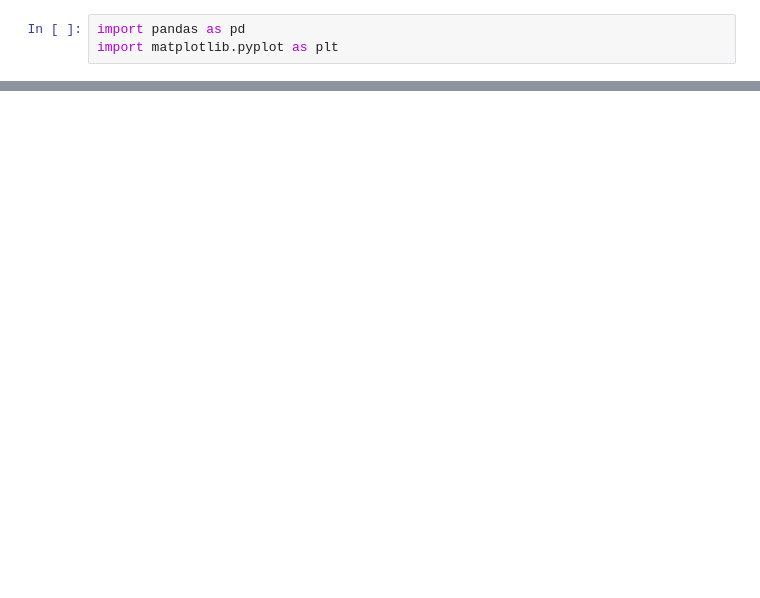
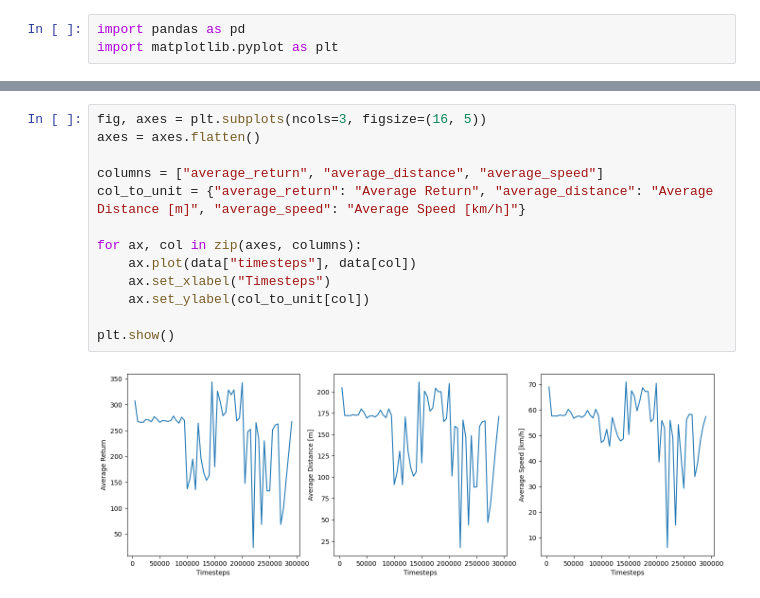
Before and after one commit to raphaelsenn/torcsRL, a Jupyter notebook: plots.ipynb, the cells around one changed output, grey strips where cells are left out. Drawn from its saved outputs; the diff is of its cells as text; blank space fills up the shorter version.

```diff
--- a/plots.ipynb
+++ b/plots.ipynb
@@ -16,3 +26,18 @@ Error:
+# %%
+fig, axes = plt.subplots(ncols=3, figsize=(16, 5))
+axes = axes.flatten()
+
+columns = ["average_return", "average_distance", "average_speed"]
+col_to_unit = {"average_return": "Average Return", "average_distance": "Average Distance [m]", "average_speed": "Average Speed [km/h]"}
+
+for ax, col in zip(axes, columns):
+    ax.plot(data["timesteps"], data[col])
+    ax.set_xlabel("Timesteps")
+    ax.set_ylabel(col_to_unit[col])
+
+plt.show()
+# %% [output]
+[figure, added]
 # %%
 csv_file = f"checkpoints/td3/td3-lr_pi0.0003-lr_q0.0003-seed0/eval_stats.csv"
 data = pd.read_csv(csv_file)
```
Also changed, not shown: parts of 3 cells of this notebook.
